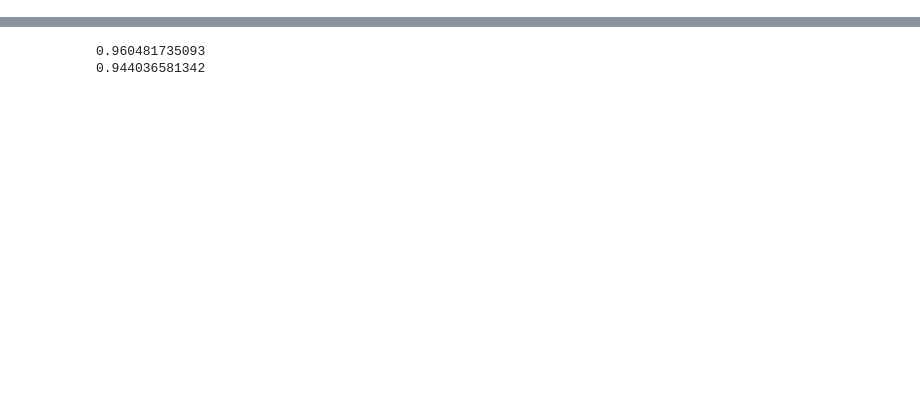
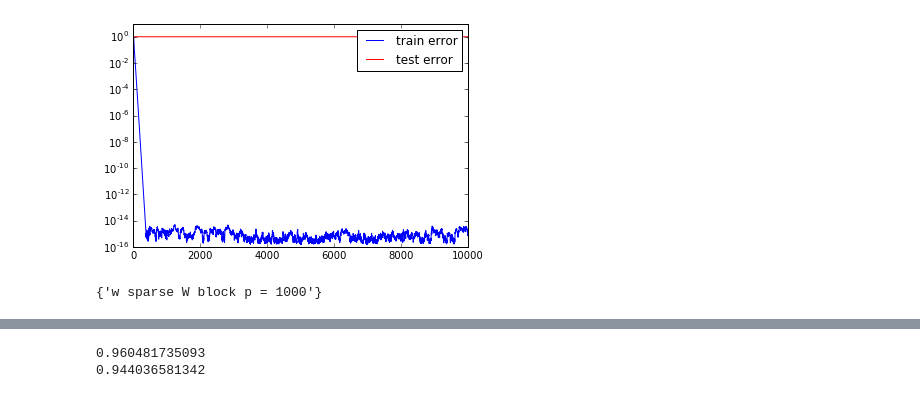
Before and after one commit to tonyabracadabra/Factorization-Machine-10725, a Jupyter notebook: gFM/Untitled.ipynb, the cells around one changed output, grey strips where cells are left out. Cells and saved outputs as stored; diff of their text form; code cells hidden in the pictures; blank space fills up the shorter version.

```diff
--- a/gFM/Untitled.ipynb
+++ b/gFM/Untitled.ipynb
@@ -97,0 +112,11 @@ ytruetrain.shape
+# %%
+plt.semilogy(range(10000), trainset_error_record, '-b', label='train error')
+plt.semilogy(range(10000), testset_error_record, '-r', label='test error')
+plt.legend()
+plt.show()
+# %% [output]
+[figure, added]
+# %%
+plots
+# %% [output]
+{'w sparse W block p = 1000'}
```
Also changed, not shown: parts of 9 cells of this notebook, 37 other files.
